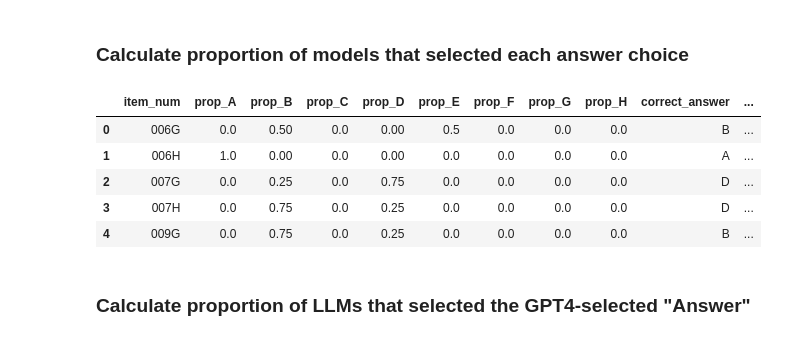
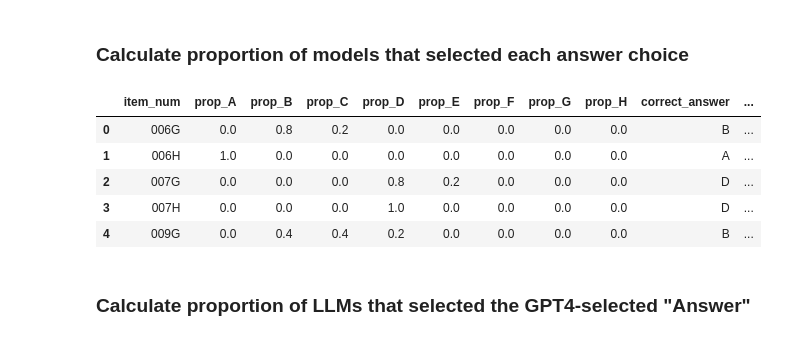
Before and after one commit to som-shahlab/gpt4usmle, a Jupyter notebook: notebooks/identifying_bad_ai_questions.ipynb, the cells around one changed output. Drawn from its saved outputs; the diff is of its cells as text; code cells hidden in the pictures.

```diff
--- a/notebooks/identifying_bad_ai_questions.ipynb
+++ b/notebooks/identifying_bad_ai_questions.ipynb
@@ -13,7 +19,7 @@ from sklearn.metrics import precision_score, recall_score, roc_auc_score
 Data are located on Carina `/share/pi/nigam/scottyf/ai_generated_questions.csv` and are generated by calling `inference_single_model.sh`
 # %%
 # Located on Carina at /share/pi/nigam/scottyf/ai_generated_questions.csv
-ai_generated_questions = pd.read_csv("~/Downloads/ai_generated_questions.csv")
-ai_generated_output = pd.read_csv("~/Downloads/ai_generated_questions_output.csv")
-ai_generated_output['model'].unique()
+ai_generated_questions = pd.read_csv("~/Documents/GitHub/gpt4usmle/data/ai_generated_questions.csv")
+ai_generated_output = pd.read_csv("~/Documents/GitHub/gpt4usmle/data/ai_generated_questions_output_20240722.csv")
+ai_generated_output.groupby("model").size()
 # %% [output]
@@ -49,10 +122,20 @@ model_perf_df
 # %%
 ai_generated_output = ai_generated_output[
     ai_generated_output['model'].isin([
-        'Qwen1.5-72B-Chat',
-        'Mixtral-8x7B-Instruct-v0.1',
-        'Mistral-7B-Instruct-v0.2',
-        'zephyr-7b-beta'
+        # 'Qwen1.5-72B-Chat',
+        # 'Mixtral-8x7B-Instruct-v0.1',
+        # 'Mistral-7B-Instruct-v0.2',
+        # 'zephyr-7b-beta'
+
+        # "Llama3-Med42-70B",
+        "Meta-Llama-3-70B-Instruct",
+        "Mixtral-8x22B-Instruct-v0.1",
+        "Qwen2-72B-Instruct",
+        # "Llama3-OpenBioLLM-70B",
+        "Phi-3-medium-4k-instruct",
+        # "med42-70b",
+        "llama-2-70b-chat_huggingface",
+        # "Mistral-7B-Instruct-v0.3"
     ])
 ]
 # %% [markdown]
@@ -76,29 +159,29 @@ is_good_qa.tail()
 ### Calculate proportion of models that selected each answer choice
 # %%
 ai_questions_answer_probabilities_df = ai_generated_output.groupby('item_num').agg(
-    prop_A = ('model_answer', lambda x: (x == 'A').mean()),
-    prop_B = ('model_answer', lambda x: (x == 'B').mean()),
-    prop_C = ('model_answer', lambda x: (x == 'C').mean()),
-    prop_D = ('model_answer', lambda x: (x == 'D').mean()),
-    prop_E = ('model_answer', lambda x: (x == 'E').mean()),
-    prop_F = ('model_answer', lambda x: (x == 'F').mean()),
-    prop_G = ('model_answer', lambda x: (x == 'G').mean()),
-    prop_H = ('model_answer', lambda x: (x == 'H').mean()),
+    prop_A = ('final_answer', lambda x: (x == 'A').mean()),
+    prop_B = ('final_answer', lambda x: (x == 'B').mean()),
+    prop_C = ('final_answer', lambda x: (x == 'C').mean()),
+    prop_D = ('final_answer', lambda x: (x == 'D').mean()),
+    prop_E = ('final_answer', lambda x: (x == 'E').mean()),
+    prop_F = ('final_answer', lambda x: (x == 'F').mean()),
+    prop_G = ('final_answer', lambda x: (x == 'G').mean()),
+    prop_H = ('final_answer', lambda x: (x == 'H').mean()),
     correct_answer = ('gt_answer', 'first')
 )
 ai_questions_answer_probabilities_df = (
     ai_questions_answer_probabilities_df
     .reset_index()
     .merge(is_good_qa, left_on='item_num', right_on='ItemNum')
 )
 ai_questions_answer_probabilities_df.head()
 # %% [output]
 |  | item_num | prop_A | prop_B | prop_C | prop_D | prop_E | prop_F | prop_G | prop_H | correct_answer | ... |
-| 0 | 006G | 0.0 | 0.50 | 0.0 | 0.00 | 0.5 | 0.0 | 0.0 | 0.0 | B | ... |
-| 1 | 006H | 1.0 | 0.00 | 0.0 | 0.00 | 0.0 | 0.0 | 0.0 | 0.0 | A | ... |
-| 2 | 007G | 0.0 | 0.25 | 0.0 | 0.75 | 0.0 | 0.0 | 0.0 | 0.0 | D | ... |
-| 3 | 007H | 0.0 | 0.75 | 0.0 | 0.25 | 0.0 | 0.0 | 0.0 | 0.0 | D | ... |
-| 4 | 009G | 0.0 | 0.75 | 0.0 | 0.25 | 0.0 | 0.0 | 0.0 | 0.0 | B | ... |
+| 0 | 006G | 0.0 | 0.8 | 0.2 | 0.0 | 0.0 | 0.0 | 0.0 | 0.0 | B | ... |
+| 1 | 006H | 1.0 | 0.0 | 0.0 | 0.0 | 0.0 | 0.0 | 0.0 | 0.0 | A | ... |
+| 2 | 007G | 0.0 | 0.0 | 0.0 | 0.8 | 0.2 | 0.0 | 0.0 | 0.0 | D | ... |
+| 3 | 007H | 0.0 | 0.0 | 0.0 | 1.0 | 0.0 | 0.0 | 0.0 | 0.0 | D | ... |
+| 4 | 009G | 0.0 | 0.4 | 0.4 | 0.2 | 0.0 | 0.0 | 0.0 | 0.0 | B | ... |
 # %% [markdown]
 ### Calculate proportion of LLMs that selected the GPT4-selected "Answer"
 # %%
```
Also changed, not shown: parts of 22 cells of this notebook.
